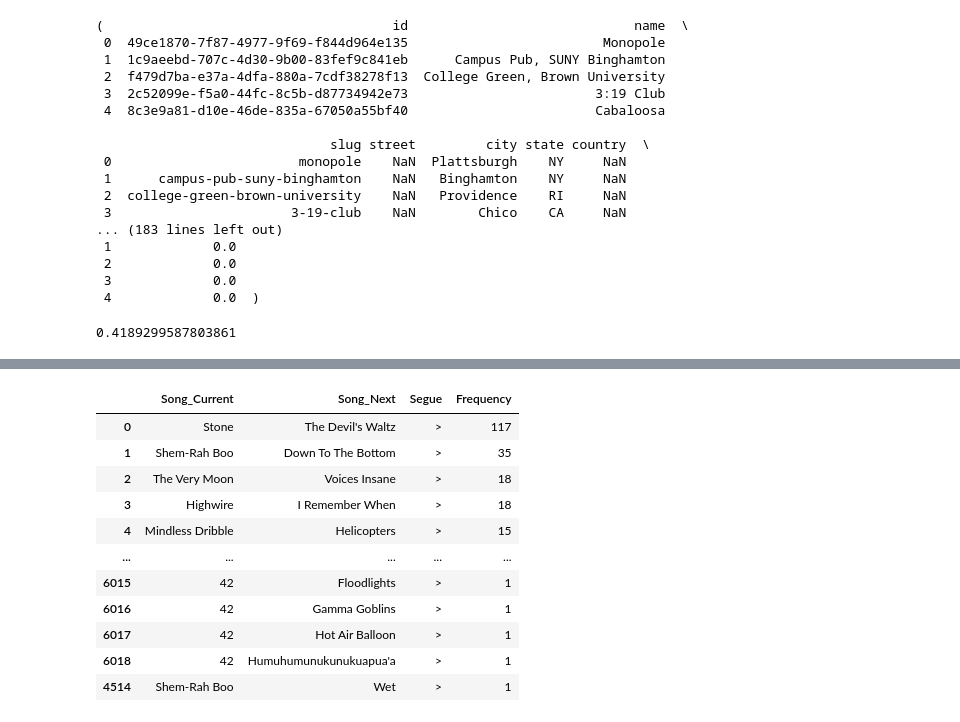
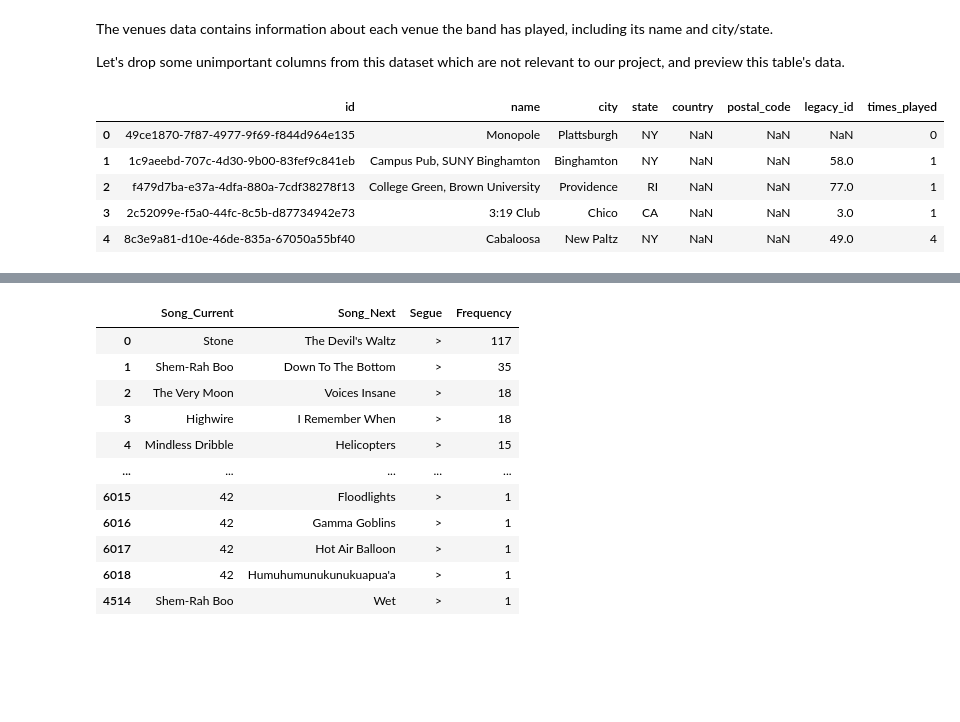
Before and after one commit to moracca/CM2015PWDMidterm, a Jupyter notebook: notebook.ipynb, the cells around one changed output, grey strips where cells are left out. Drawn from its saved outputs; the diff is of its cells as text; code cells hidden in the pictures; blank space fills up the shorter version.

```diff
--- a/notebook.ipynb
+++ b/notebook.ipynb
@@ -5,4 +9,5 @@ This project aims to explore the catalog of music and analyze the trends and
 # %%
+# we will use pandas to load the CSV files and preview the dataframes
 import pandas as pd
 
 # Load the CSV files
@@ -12,36 +17,19 @@ authors_df = pd.read_csv('data/authors.csv')
 songs_df = pd.read_csv('data/songs.csv')
 shows_df = pd.read_csv('data/shows.csv')
 tracks_df = pd.read_csv('data/tracks.csv')
-
-# Preview the dataframes to understand their structure
-venues_df_preview = venues_df.head()
-bands_df_preview = bands_df.head()
-authors_df_preview = authors_df.head()
-songs_df_preview = songs_df.head()
-shows_df_preview = shows_df.head()
-tracks_df_preview = tracks_df.head()
-
-venues_df_preview, bands_df_preview, authors_df_preview, songs_df_preview, shows_df_preview, tracks_df_preview
+annotations_df = pd.read_csv('data/annotations.csv')
-# %% [output]
-(                                     id                             name  \
- 0  49ce1870-7f87-4977-9f69-f844d964e135                         Monopole
- 1  1c9aeebd-707c-4d30-9b00-83fef9c841eb      Campus Pub, SUNY Binghamton
- 2  f479d7ba-e37a-4dfa-880a-7cdf38278f13  College Green, Brown University
- 3  2c52099e-f5a0-44fc-8c5b-d87734942e73                        3:19 Club
- 4  8c3e9a81-d10e-46de-835a-67050a55bf40                        Cabaloosa
-
-                              slug street         city state country  \
- 0                        monopole    NaN  Plattsburgh    NY     NaN
- 1      campus-pub-suny-binghamton    NaN   Binghamton    NY     NaN
- 2  college-green-brown-university    NaN   Providence    RI     NaN
- 3                       3-19-club    NaN        Chico    CA     NaN
-... (183 lines left out)
- 1             0.0
- 2             0.0
- 3             0.0
- 4             0.0  )
-# %%
-import statistics
-statistics.mean([0.001897551842619749, 0.36665401210408377, 0.500231585811176, 0.2335408085353584, 0.13013973930730338, 0.9541308488663596, 0.5094259633880269, 0.47659169935611745, 0.4892149525599945, 0.5274724260328211])
-# %% [output]
-0.4189299587803861
+# %% [markdown]
+The venues data contains information about each venue the band has played, including its name and city/state.
+
+Let's drop some unimportant columns from this dataset which are not relevant to our project, and preview this table's data.
+# %%
+venues_df.drop(columns=['slug', 'street', 'latitude', 'longitude', 'phone', 'website', 'created_at', 'updated_at'], axis=1, inplace=True)
+venues_df_preview = venues_df.head()
+venues_df_preview
+# %% [output]
+|  | id | name | city | state | country | postal_code | legacy_id | times_played |
+| 0 | 49ce1870-7f87-4977-9f69-f844d964e135 | Monopole | Plattsburgh | NY | NaN | NaN | NaN | 0 |
+| 1 | 1c9aeebd-707c-4d30-9b00-83fef9c841eb | Campus Pub, SUNY Binghamton | Binghamton | NY | NaN | NaN | 58.0 | 1 |
+| 2 | f479d7ba-e37a-4dfa-880a-7cdf38278f13 | College Green, Brown University | Providence | RI | NaN | NaN | 77.0 | 1 |
+| 3 | 2c52099e-f5a0-44fc-8c5b-d87734942e73 | 3:19 Club | Chico | CA | NaN | NaN | 3.0 | 1 |
+| 4 | 8c3e9a81-d10e-46de-835a-67050a55bf40 | Cabaloosa | New Paltz | NY | NaN | NaN | 49.0 | 4 |
```
Also changed, not shown: parts of 28 cells of this notebook.
